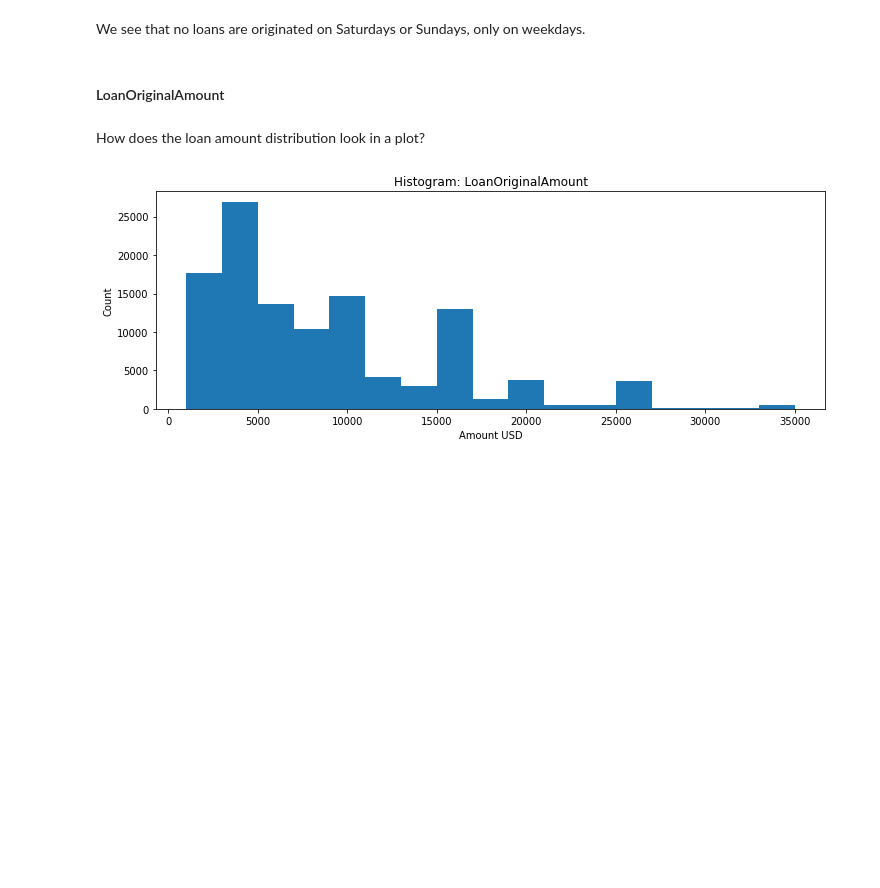
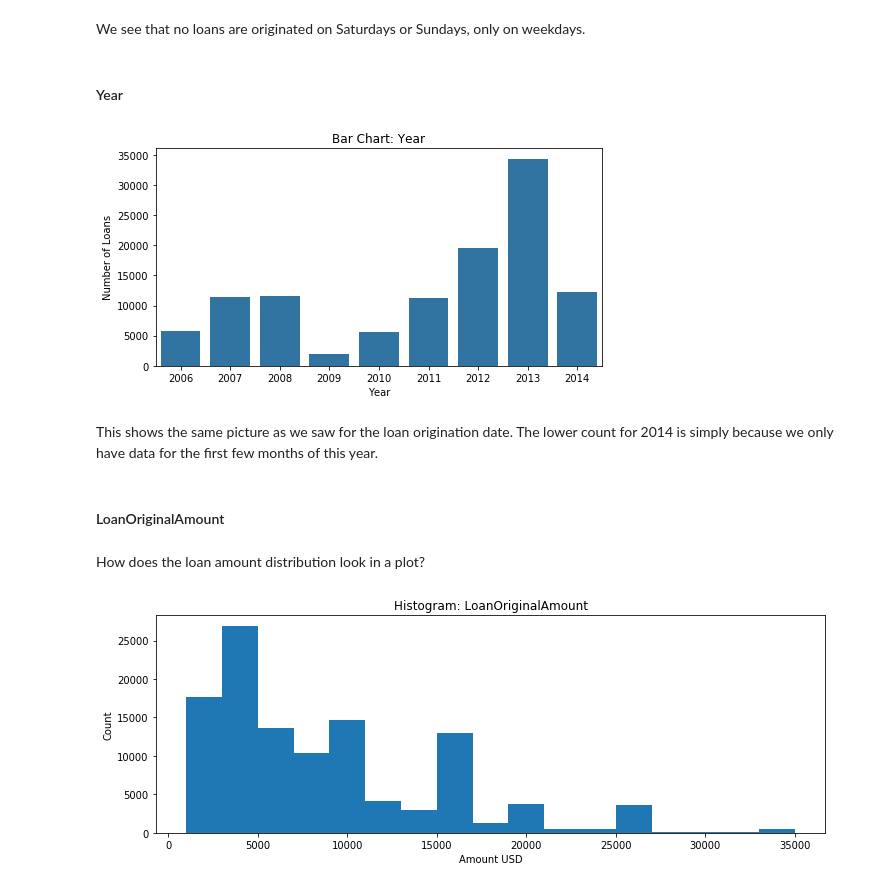
Before and after one commit to trulsmoller/communicate_data_findings, a Jupyter notebook: Exploration-of_Prosper-loan-data.ipynb, the cells around one changed output. Saved outputs shown, nothing was run; the diff lists cells and outputs as text; code cells hidden in the pictures; blank space fills up the shorter version.

```diff
--- a/Exploration-of_Prosper-loan-data.ipynb
+++ b/Exploration-of_Prosper-loan-data.ipynb
@@ -443,6 +503,20 @@ df.LoanOriginationDate.dt.weekday.value_counts()
 Name: LoanOriginationDate, dtype: int64
 # %% [markdown]
 We see that no loans are originated on Saturdays or Sundays, only on weekdays.
+# %% [markdown]
+#### Year
+# %%
+plt.subplots(figsize = [8,4])
+
+sb.countplot(data = df, x = 'Year', color = base_color)
+
+plt.title("Bar Chart: Year")
+plt.ylabel("Number of Loans")
+plt.xlabel("Year");
+# %% [output]
+[figure, added]
+# %% [markdown]
+This shows the same picture as we saw for the loan origination date. The lower count for 2014 is simply because we only have data for the first few months of this year.
 # %% [markdown]
 #### LoanOriginalAmount
 # %% [markdown]
```
Also changed, not shown: parts of 92 cells of this notebook.
